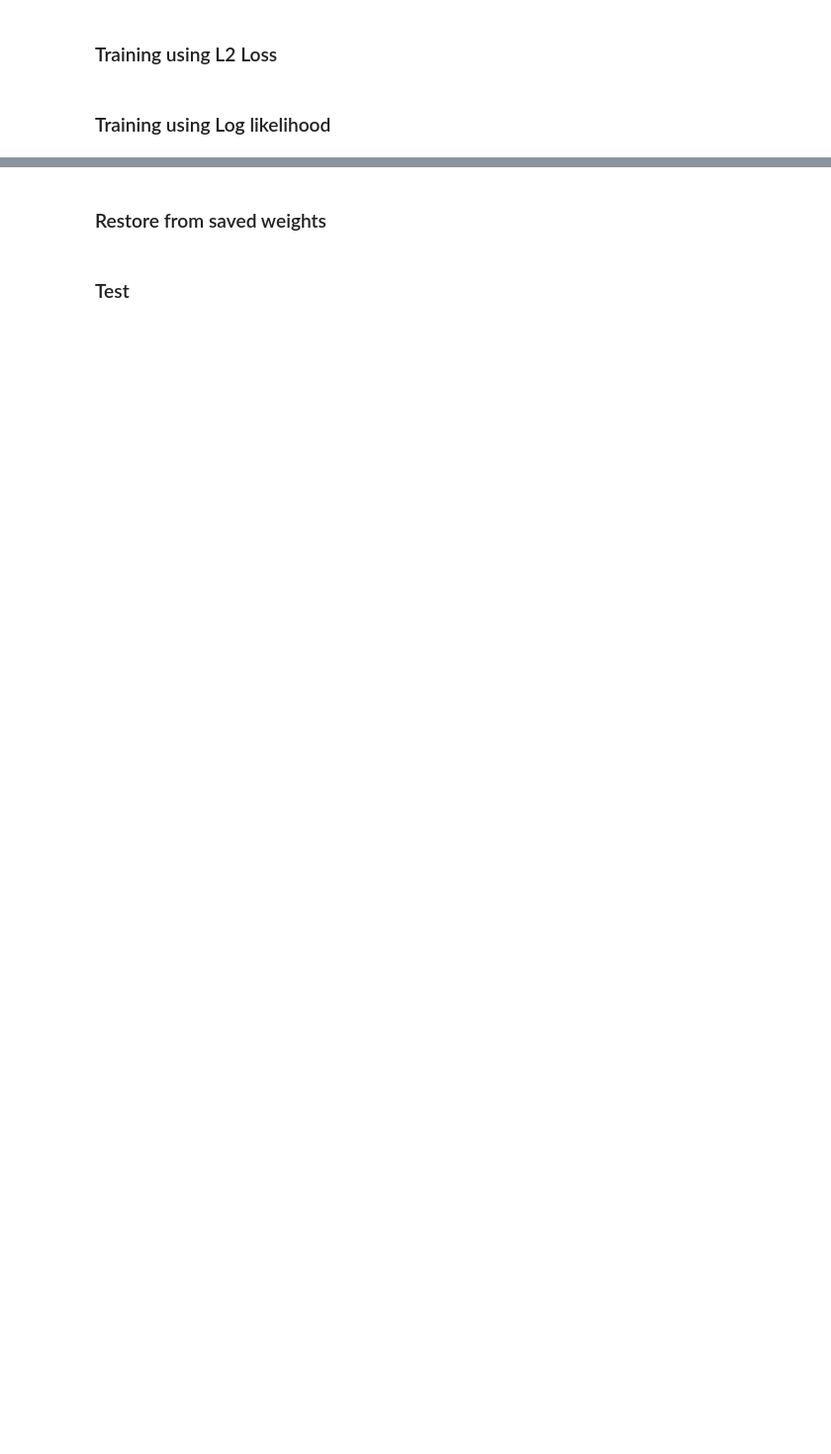
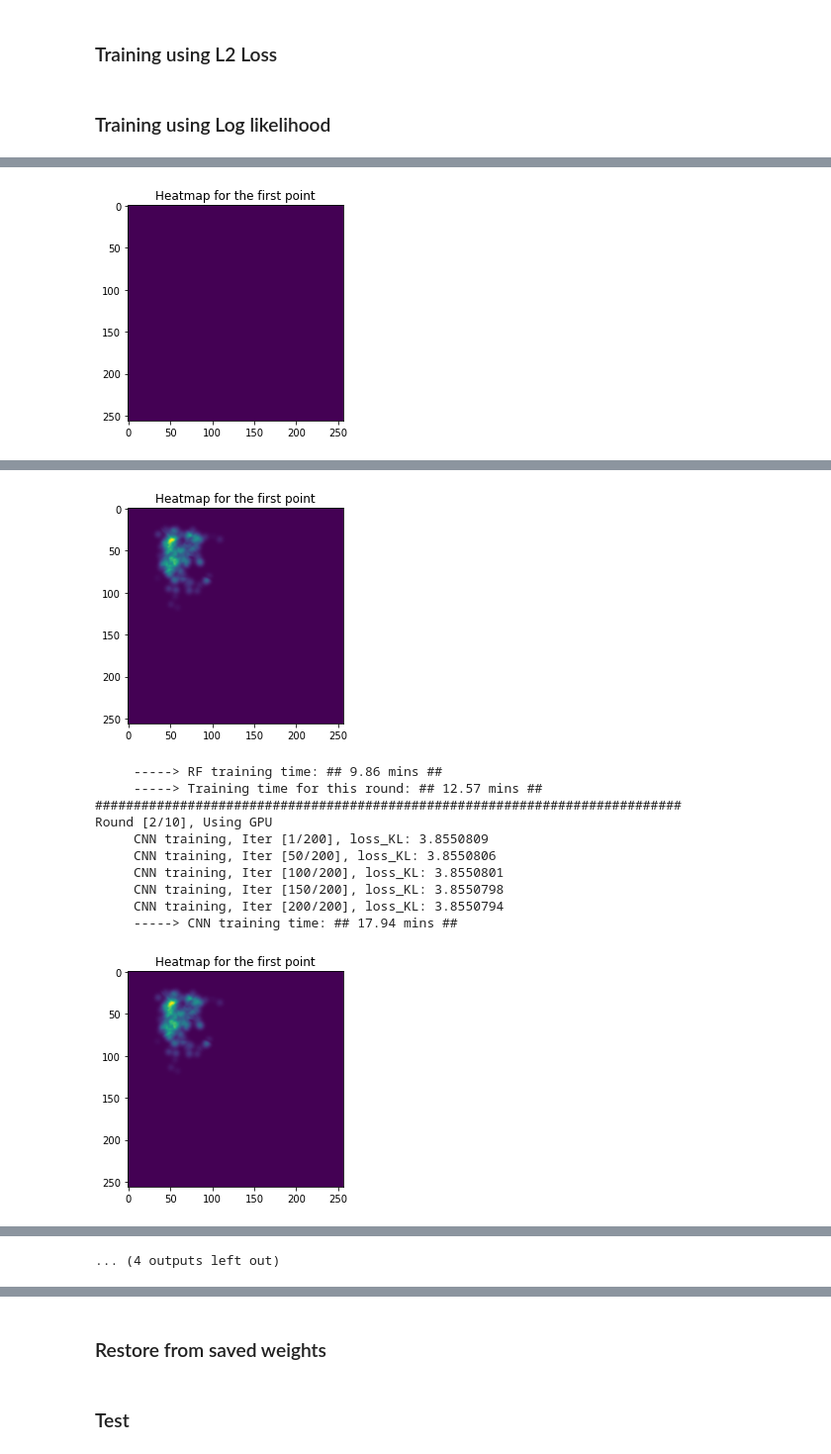
Before and after one commit to Pengchengzhi/Face-Alignment-DRF, a Jupyter notebook: Heatmap_each.ipynb, the cells around one changed output, grey strips where cells are left out. Shown: that part at 99% size. Cells and saved outputs as stored; diff of their text form; code cells hidden in the pictures; blank space fills up the shorter version.

```diff
--- a/Heatmap_each.ipynb
+++ b/Heatmap_each.ipynb
@@ -256,11 +122,0 @@ def update_iter(q, p, l):
-# %%
-def loss_ce(B, q, p, l):
-  pred = torch.matmul(p,q.reshape(num_leaf_nodes,-1)).reshape(B*12,-1)
-  pred = pred/torch.sum(pred,axis=1,keepdims=True)
-  l = l.reshape(B*12,-1)
-  l = l/torch.sum(l,axis=1,keepdims=True)
-
-  return -criterion_KL(pred,l)
-
-def loss_l1(q, p, l):
-  return torch.sum(torch.abs(torch.matmul(p,q)-l))/l.shape[0]
@@ -312,10 +157,10 @@ Tune_HGNet._HGNet__tune = nn.Sequential(nn.Linear(4*16*16,num_fc)).to(device)
 # %%
 #######################
 # Initialization
-Total_train = 5
+Total_train = 10
 
 # CNN initilization
-nIters = 2000
+nIters = 1000
 
 criterion_MSE = torch.nn.MSELoss()
 criterion_KL = torch.nn.KLDivLoss()
@@ -412,9 +278,9 @@ for round in range(Total_train):
   time_start = time.time()
   print("############################################################################")
   if torch.cuda.is_available():
-    print("Round %d, Using GPU" %(round+1))
+    print("Round [%d/%d], Using GPU" %(round+1, Total_train))
   else:
-    print("Round ", round+1)
+    print("Round [%d/%d]" %(round+1, Total_train))
 
 
   ######################################################
@@ -436,25 +302,33 @@ for round in range(Total_train):
       B = x.shape[0]
 
       outputs = Tune_HGNet.forward(x)
-      cnn_prob = phi(outputs)
+      cnn_prob = phi(outputs, num_leaf_nodes, dim_tree, num_tree)
 
       cnn_heatmaps = torch.matmul(cnn_prob,leaf_q.reshape(num_leaf_nodes,-1)).reshape(B*12,-1)
       cnn_heatmaps = cnn_heatmaps/torch.sum(cnn_heatmaps,axis=1,keepdims=True)
       label_heatmaps = y[:,36:48,:,:].reshape(B*12,-1)
       label_heatmaps = label_heatmaps/torch.sum(label_heatmaps,axis=1,keepdims=True)
+
       loss = -criterion_KL(cnn_heatmaps,label_heatmaps)
-
       loss_epoch += loss.item()
-      if (iter+1)%50 == 0 or iter == 0:
-        if i == 9:
-          print('     CNN training, Iter [%d/%d], loss_KL: %.6f' %(iter+1, cnn_Iters, loss_epoch*224*224*1e-1))
 
       optimizer.zero_grad()
       loss.backward()
       optimizer.step()
 
+    if (iter+1)%50 == 0 or iter == 0:
+      print('     CNN training, Iter [%d/%d], loss_KL: %.7f' %(iter+1, cnn_Iters, loss_epoch*224*224*1e-1))
+
+
   time_cnn = time.time()
   print("     -----> CNN training time: ## %.2f mins ## " %((time_cnn-time_start)/60))
+
+  plt.imshow(cnn_heatmaps[0,:].reshape(256,256).detach().cpu())
+  plt.title("Heatmap for the first point")
+  plt.savefig(os.path.join("checkpoints/var_"+str(variance_gaussian),"Round_"+str(round)+"_CNN.png"))
+  plt.show()
+
+
   ######################################################
   ### Train Regression Trees using variational bounding
   ######################################################
@@ -462,7 +336,10 @@ for round in range(Total_train):
     loss0 = 0
 
     leaf_q = leaf_q.reshape(num_leaf_nodes,12,256*256)
+    next_leaf_q = torch.zeros(leaf_q.shape).to(device)
+
     for i, (x,coord,y) in enumerate(sample_dataloder):
+      new_leaf_q = leaf_q.clone()
       x = x.float().to(device)
       y = y.float().to(device)
       coord = coord.float().to(device)
@@ -470,20 +347,22 @@ for round in range(Total_train):
       y_expand = y[:,36:48,:,:].reshape(B,12,-1) #(200,12*256*256)
 
       outputs = Tune_HGNet.forward(x)
-      cnn_prob = phi(outputs)
+      cnn_prob = phi(outputs, num_leaf_nodes, dim_tree, num_tree)
 
 
       for rf_iter in range(rf_Iters):
         for points_id in range(12):
-          leaf_q[:,points_id,:] = update_iter(leaf_q[:,points_id,:], cnn_prob, y_expand[:,points_id,:])
+          new_leaf_q[:,points_id,:] = update_iter(new_leaf_q[:,points_id,:], cnn_prob, y_expand[:,points_id,:])
         if ((i+1)%4 == 0 or i == 0) and ((rf_iter+1)%15 == 0 or rf_iter == 0):
-          rf_loss_CE = loss_ce(B, leaf_q, cnn_prob, y_expand)
+          rf_loss_CE = loss_ce(B, new_leaf_q, cnn_prob, y_expand, num_leaf_nodes)
           print("     RF training, Batch %d, rf_iter [%d/%d], loss_KL: %.4f" %(i+1, rf_iter+1, rf_Iters, rf_loss_CE*224*224))
+      next_leaf_q += new_leaf_q
 
-
-      pred_coord0 = find_coord(torch.matmul(cnn_prob,leaf_q.reshape(num_leaf_nodes,-1)))
+      pred_coord0 = find_coord(torch.matmul(cnn_prob,new_leaf_q.reshape(num_leaf_nodes,-1)))
       loss0 += torch.sum(torch.abs(pred_coord0-coord[:,36:48,:].reshape(B,-1)))
 
+    # normalize
+    leaf_q = next_leaf_q/torch.sum(next_leaf_q,axis=2,keepdims=True)
 
     # Sharpen Leaf_q
     # leaf_q = leaf_q.reshape(num_leaf_nodes,12,256*256)
@@ -496,17 +375,22 @@ for round in range(Total_train):
 
     print("     RF training, coordinate loss: %.4f" %(loss0/10))
 
+  rf_heatmaps = torch.matmul(cnn_prob,leaf_q.reshape(num_leaf_nodes,-1)).reshape(B*12,-1)
+  plt.imshow(rf_heatmaps[0,:].reshape(256,256).detach().cpu())
+  plt.title("Heatmap for the first point")
+  plt.savefig(os.path.join("checkpoints/var_"+str(variance_gaussian),"Round_"+str(round)+"_RF.png"))
+  plt.show()
 
-  torch.save(Tune_HGNet.state_dict(), os.path.join("checkpoints/CNN2000/var_"+str(variance_gaussian),"Tune_HGNet_Loss_KL_dim"+str(dim_tree)+"_num"+str(num_tree)+"_Round"+str(round)+'.pt'))
-  torch.save(leaf_q, os.path.join("checkpoints/CNN2000/var_"+str(variance_gaussian),"leaf_q_Loss_KL_dim"+str(dim_tree)+"_num"+str(num_tree)+"_Round"+str(round)+'.pt'))
+  torch.save(Tune_HGNet.state_dict(), os.path.join("checkpoints/var_"+str(variance_gaussian),"Tune_HGNet_Loss_KL_dim"+str(dim_tree)+"_num"+str(num_tree)+"_Round"+str(round)+'.pt'))
+  torch.save(leaf_q, os.path.join("checkpoints/var_"+str(variance_gaussian),"leaf_q_Loss_KL_dim"+str(dim_tree)+"_num"+str(num_tree)+"_Round"+str(round)+'.pt'))
 
   time_rf = time.time()
   print("     -----> RF training time: ## %.2f mins ## " %((time_rf-time_cnn)/60))
   print("     -----> Training time for this round: ## %.2f mins ## " %((time_rf-time_start)/60))
 
 # Finish Training
-torch.save(Tune_HGNet.state_dict(), os.path.join("checkpoints/CNN2000/var_"+str(variance_gaussian),"Tune_HGNet_Loss_KL_dim"+str(dim_tree)+"_num"+str(num_tree)+"_final.pt"))
-torch.save(leaf_q, os.path.join("checkpoints/CNN2000/var_"+str(variance_gaussian),"leaf_q_Loss_KL_dim"+str(dim_tree)+"_num"+str(num_tree)+"_final.pt"))
+torch.save(Tune_HGNet.state_dict(), os.path.join("checkpoints/var_"+str(variance_gaussian),"Tune_HGNet_Loss_KL_dim"+str(dim_tree)+"_num"+str(num_tree)+"_final.pt"))
+torch.save(leaf_q, os.path.join("checkpoints/var_"+str(variance_gaussian),"leaf_q_Loss_KL_dim"+str(dim_tree)+"_num"+str(num_tree)+"_final.pt"))
 
 time_end = time.time()
 print("-----> Total training time: ## %.2f hrs ## " %((time_end-time_initial)/3600))
@@ -530,0 +402 @@ Round 1, Using GPU
+[figure, added]
@@ -530,0 +419,12 @@ Round 1, Using GPU
+[figure, added]
+     -----> RF training time: ## 9.86 mins ##
+     -----> Training time for this round: ## 12.57 mins ##
+############################################################################
+Round [2/10], Using GPU
+     CNN training, Iter [1/200], loss_KL: 3.8550809
+     CNN training, Iter [50/200], loss_KL: 3.8550806
+     CNN training, Iter [100/200], loss_KL: 3.8550801
+     CNN training, Iter [150/200], loss_KL: 3.8550798
+     CNN training, Iter [200/200], loss_KL: 3.8550794
+     -----> CNN training time: ## 17.94 mins ##
+[figure, added]
@@ -531 +476,2 @@ Round 1, Using GPU
+... (4 outputs left out)
 # %% [markdown]
```
Also changed, not shown: parts of 43 cells of this notebook.
